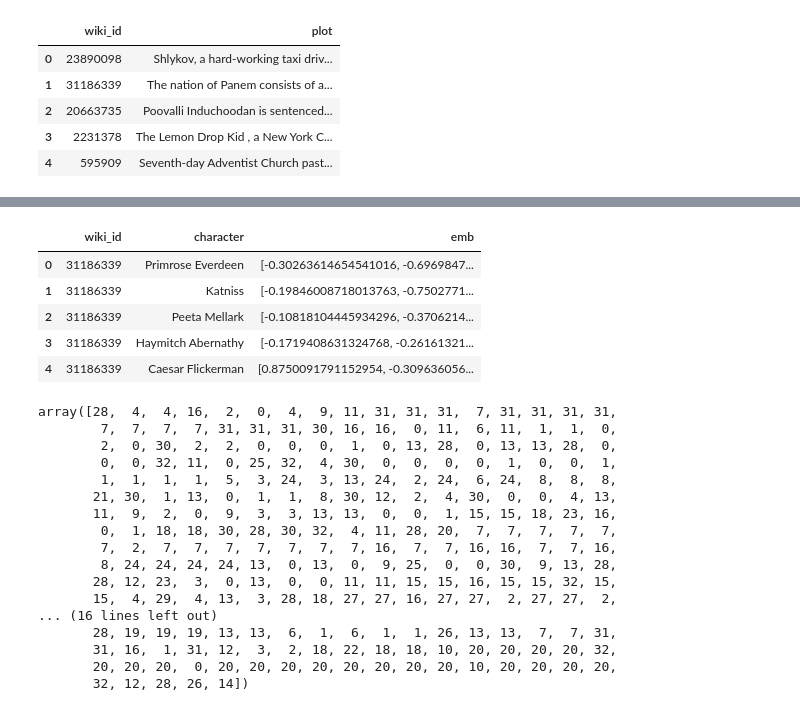
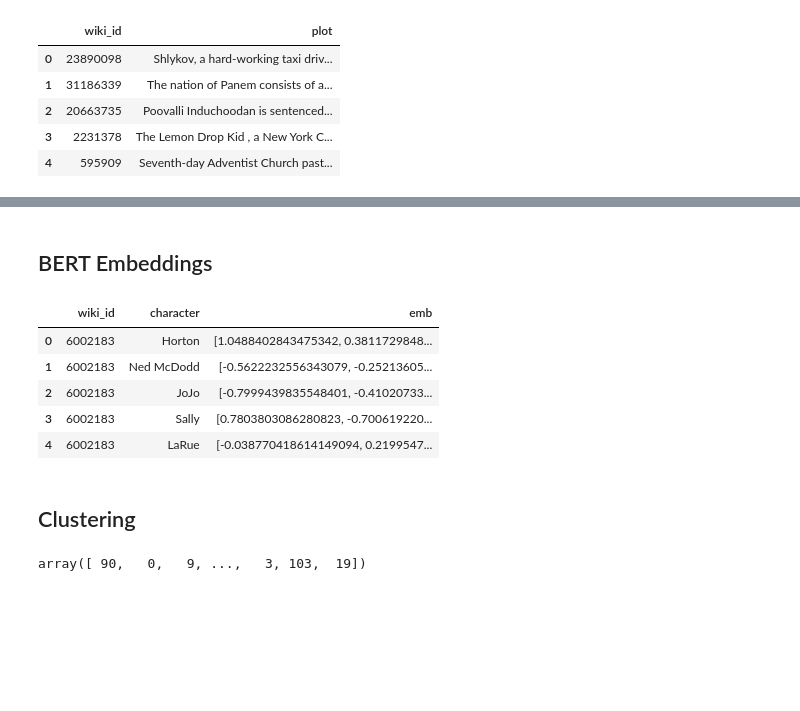
Before and after one commit to epfl-ada/ada-2023-project-perrysplatypuses, a Jupyter notebook: transformer_embeddings.ipynb, the cells around one changed output, grey strips where cells are left out. Cells and saved outputs as stored; diff of their text form; code cells hidden in the pictures; blank space fills up the shorter version.

Commit message:
labels from tvtropes

```diff
--- a/transformer_embeddings.ipynb
+++ b/transformer_embeddings.ipynb
@@ -27,0 +28,14 @@ input_text = plots.iloc[1]['plot']
+# %%
+import json
+
+tropes_list=[]
+with open('data/MovieSummaries/tvtropes.clusters.txt', 'r') as f:
+    s = f.readline()
+    while s:
+        trope = s[:s.index('\t')]
+        character = json.loads(s[s.index('\t'): ])
+        character['trope'] = trope
+        tropes_list.append(character)
+        s = f.readline()
+topres_df = pd.DataFrame(tropes_list)
+topres_df.head()
@@ -27,0 +49,8 @@ input_text = plots.iloc[1]['plot']
+# %%
+movies = pd.read_csv(
+    'data/MovieSummaries/movie.metadata.tsv',
+    sep='\t',
+    names=['wiki_id', 'freebase_id', 'title', 'release_date', 'revenue', 'runtime', 'languages', 'countries', 'genres']
+)
+topres_df = topres_df.merge(movies, how='left', left_on='movie', right_on='title')[['char', 'movie', 'trope', 'wiki_id']]
+topres_df
@@ -28,26 +71,30 @@ input_text = plots.iloc[1]['plot']
+# %%
+plots_with_cluster_labels = plots[plots['wiki_id'].isin(topres_df['wiki_id'].values)]
+# %% [markdown]
+## BERT Embeddings
 # %%
 character_list = []
 
-for index, row in tqdm([row for row in plots.iterrows()][:100]):
+for index, row in tqdm([row for row in plots_with_cluster_labels.iterrows()]):
     plot = row['plot']
     character_emb = embeddings_from_text(plot)
 
     for name in character_emb.keys():
         character_list.append(
             {
                 'wiki_id': row['wiki_id'],
                 'character': name,
                 'emb': character_emb[name].tolist(),
             }
         )
 
 character_df = pd.DataFrame(character_list)
 character_df.head()
 # %% [output]
 |  | wiki_id | character | emb |
-| 0 | 31186339 | Primrose Everdeen | [-0.30263614654541016, -0.6969847... |
-| 1 | 31186339 | Katniss | [-0.19846008718013763, -0.7502771... |
-| 2 | 31186339 | Peeta Mellark | [-0.10818104445934296, -0.3706214... |
-| 3 | 31186339 | Haymitch Abernathy | [-0.1719408631324768, -0.26161321... |
-| 4 | 31186339 | Caesar Flickerman | [0.8750091791152954, -0.309636056... |
+| 0 | 6002183 | Horton | [1.0488402843475342, 0.3811729848... |
+| 1 | 6002183 | Ned McDodd | [-0.5622232556343079, -0.25213605... |
+| 2 | 6002183 | JoJo | [-0.7999439835548401, -0.41020733... |
+| 3 | 6002183 | Sally | [0.7803803086280823, -0.700619220... |
+| 4 | 6002183 | LaRue | [-0.038770418614149094, 0.2199547... |
 # %%
@@ -55,24 +102,10 @@ character_df.to_csv('data/trf_embeddings_1000.csv')
+# %% [markdown]
+## Clustering
 # %%
-from sklearn.cluster import AgglomerativeClustering
+from sklearn.cluster import AgglomerativeClustering, KMeans, AffinityPropagation
 X = np.array(character_df['emb'].values.tolist())
-clustering = AgglomerativeClustering(n_clusters=None, distance_threshold=0.75, metric='cosine', linkage='complete').fit(X)
+clustering = AgglomerativeClustering(n_clusters=120, metric='euclidean', linkage='complete').fit(X)
 clustering.labels_
 # %% [output]
-array([28,  4,  4, 16,  2,  0,  4,  9, 11, 31, 31, 31,  7, 31, 31, 31, 31,
-        7,  7,  7,  7, 31, 31, 31, 30, 16, 16,  0, 11,  6, 11,  1,  1,  0,
-        2,  0, 30,  2,  2,  0,  0,  0,  1,  0, 13, 28,  0, 13, 13, 28,  0,
-        0,  0, 32, 11,  0, 25, 32,  4, 30,  0,  0,  0,  0,  1,  0,  0,  1,
-        1,  1,  1,  1,  5,  3, 24,  3, 13, 24,  2, 24,  6, 24,  8,  8,  8,
-       21, 30,  1, 13,  0,  1,  1,  8, 30, 12,  2,  4, 30,  0,  0,  4, 13,
-       11,  9,  2,  0,  9,  3,  3, 13, 13,  0,  0,  1, 15, 15, 18, 23, 16,
-        0,  1, 18, 18, 30, 28, 30, 32,  4, 11, 28, 20,  7,  7,  7,  7,  7,
-        7,  2,  7,  7,  7,  7,  7,  7,  7, 16,  7,  7, 16, 16,  7,  7, 16,
-        8, 24, 24, 24, 24, 13,  0, 13,  0,  9, 25,  0,  0, 30,  9, 13, 28,
-       28, 12, 23,  3,  0, 13,  0,  0, 11, 11, 15, 15, 16, 15, 15, 32, 15,
-       15,  4, 29,  4, 13,  3, 28, 18, 27, 27, 16, 27, 27,  2, 27, 27,  2,
-... (16 lines left out)
-       28, 19, 19, 19, 13, 13,  6,  1,  6,  1,  1, 26, 13, 13,  7,  7, 31,
-       31, 16,  1, 31, 12,  3,  2, 18, 22, 18, 18, 10, 20, 20, 20, 20, 32,
-       20, 20, 20,  0, 20, 20, 20, 20, 20, 20, 20, 20, 10, 20, 20, 20, 20,
-       32, 12, 28, 26, 14])
+array([ 90,   0,   9, ...,   3, 103,  19])
 # %%
```
Also changed, not shown: parts of 19 cells of this notebook, 2 other files.
